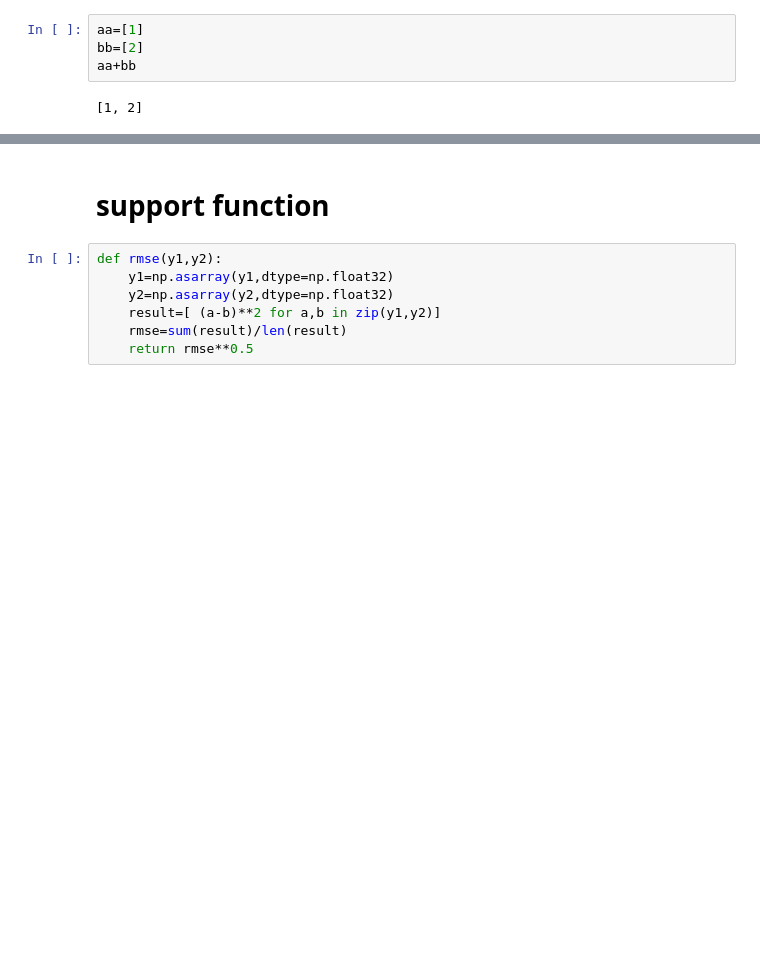
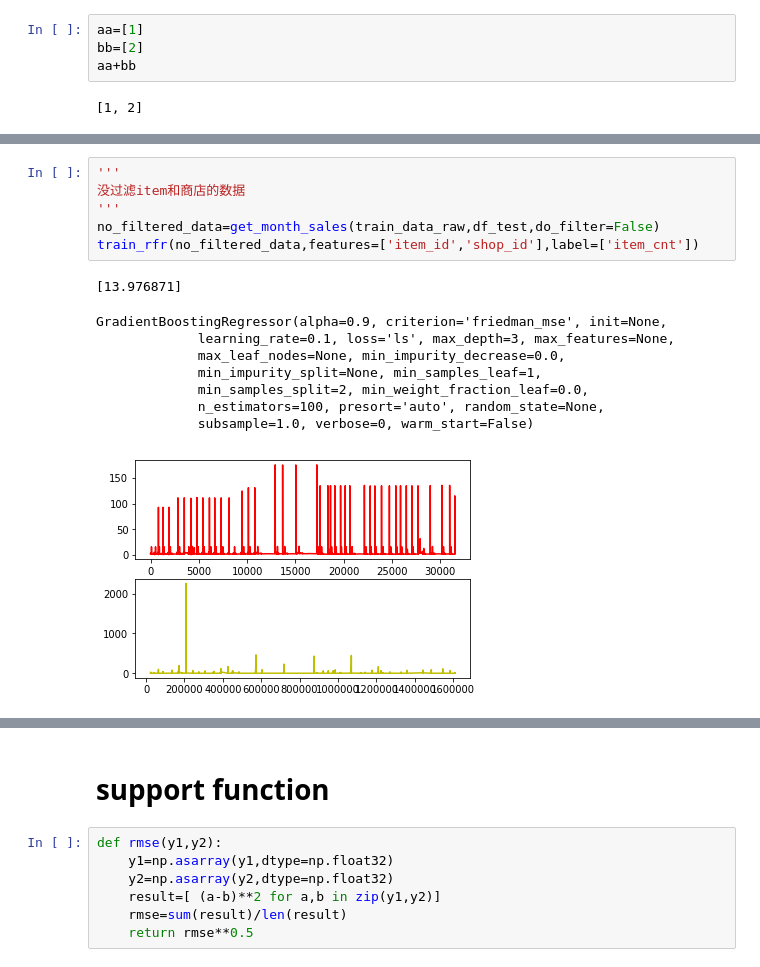
Before and after one commit to WuZifan/kaggle_Predict_Future_Sales, a Jupyter notebook: Data_process.ipynb, the cells around one changed output, grey strips where cells are left out. Cells and saved outputs as stored; diff of their text form; blank space fills up the shorter version.

```diff
--- a/Data_process.ipynb
+++ b/Data_process.ipynb
@@ -535,0 +558,16 @@ first_shop_month[1].groupby('item_id').sum()
+# %%
+'''
+没过滤item和商店的数据
+'''
+no_filtered_data=get_month_sales(train_data_raw,df_test,do_filter=False)
+train_rfr(no_filtered_data,features=['item_id','shop_id'],label=['item_cnt'])
+# %% [output]
+[13.976871]
+GradientBoostingRegressor(alpha=0.9, criterion='friedman_mse', init=None,
+             learning_rate=0.1, loss='ls', max_depth=3, max_features=None,
+             max_leaf_nodes=None, min_impurity_decrease=0.0,
+             min_impurity_split=None, min_samples_leaf=1,
+             min_samples_split=2, min_weight_fraction_leaf=0.0,
+             n_estimators=100, presort='auto', random_state=None,
+             subsample=1.0, verbose=0, warm_start=False)
+[figure, added]
```
Also changed, not shown: parts of 28 cells of this notebook, 2 other files.
